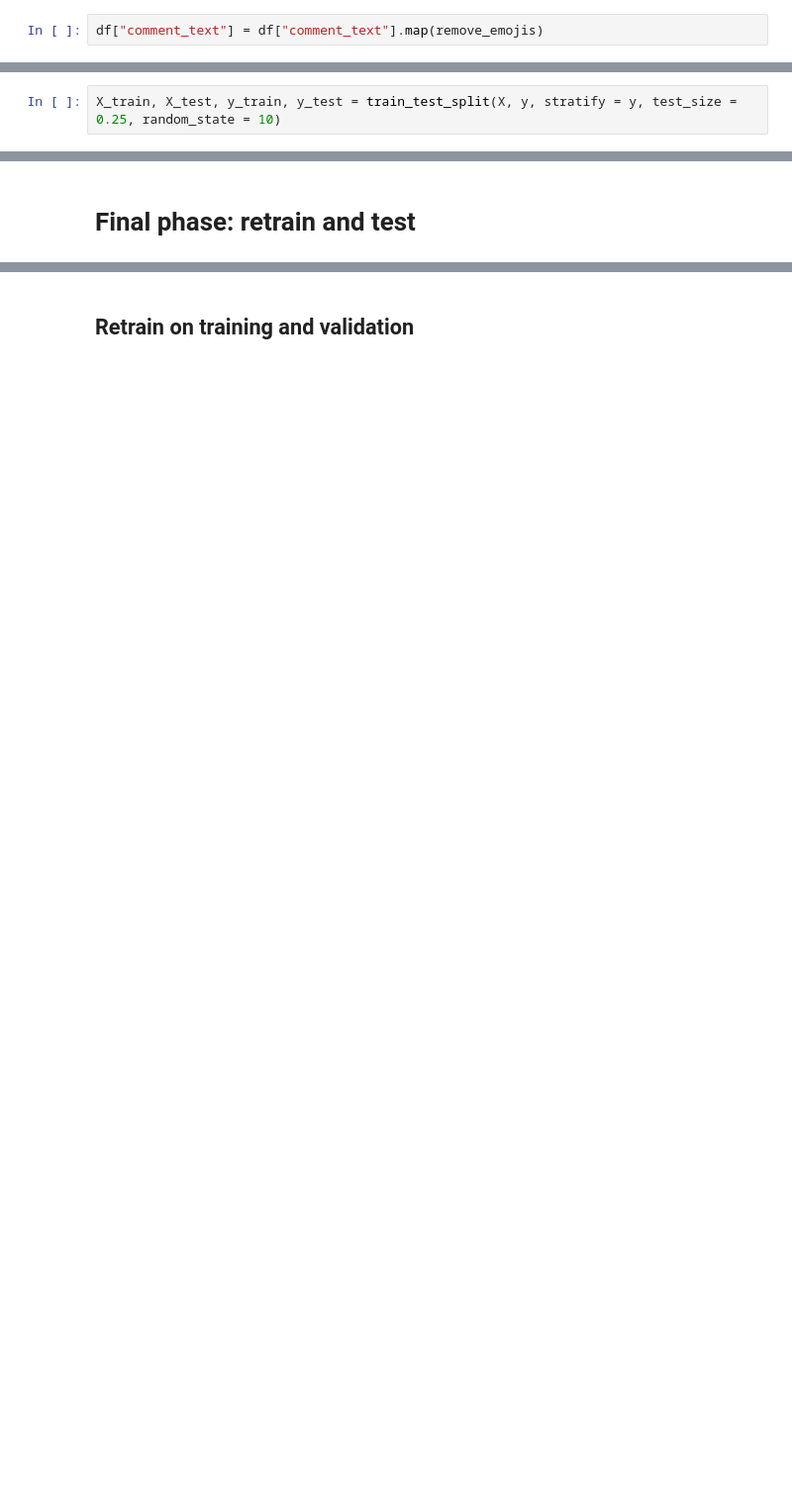
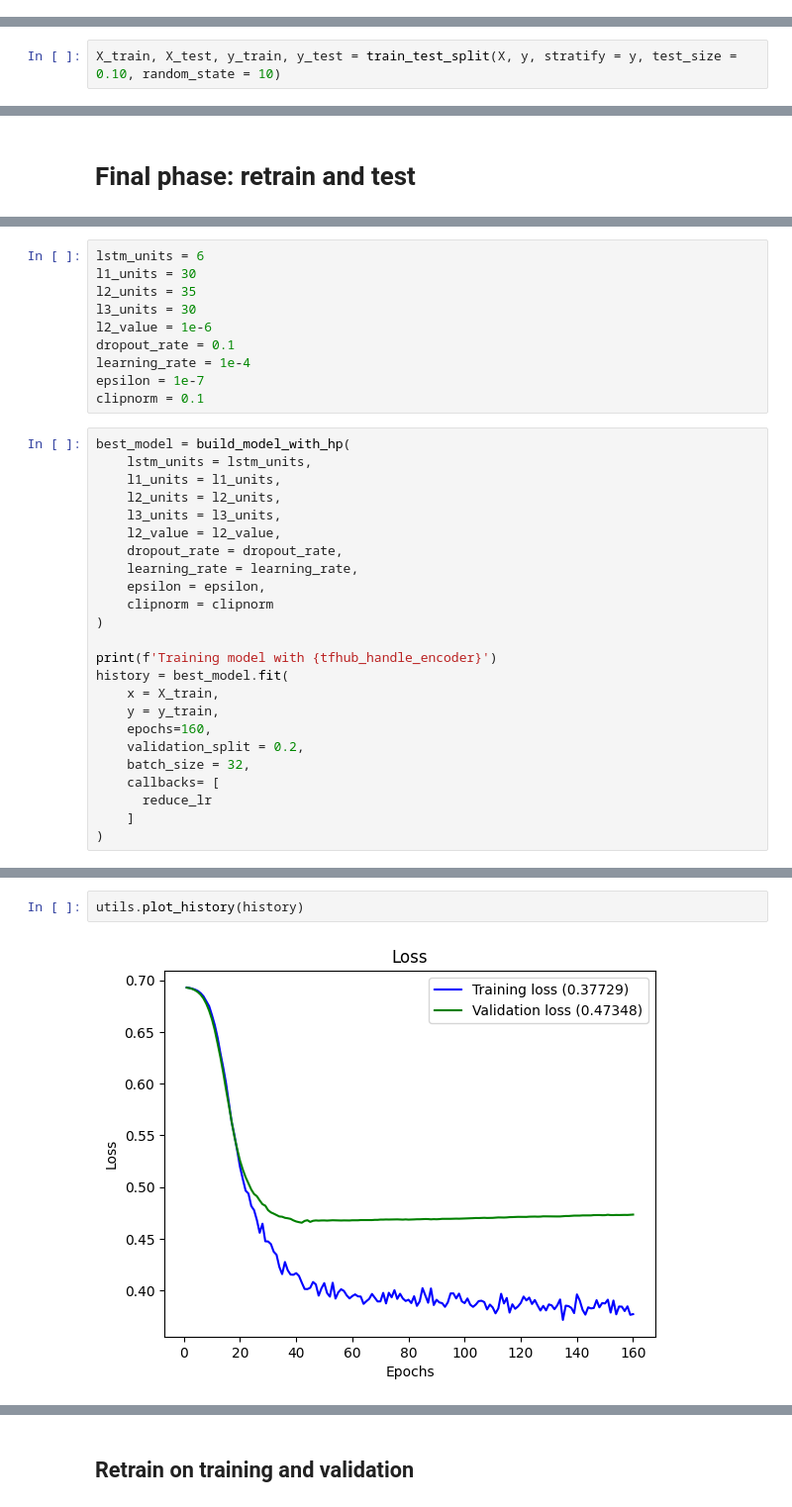
Before and after one commit to bendico765/HLT-project, a Jupyter notebook: Google-LM/LSTM_final.ipynb, the cells around one changed output, grey strips where cells are left out. Shown: that part at 99% size. Cells and saved outputs as stored; diff of their text form; blank space fills up the shorter version.

```diff
--- a/Google-LM/LSTM_final.ipynb
+++ b/Google-LM/LSTM_final.ipynb
@@ -79,2 +78,0 @@ Removing emojis
-# %%
-df["comment_text"] = df["comment_text"].map(remove_emojis)
@@ -100,4 +100,4 @@ Assigning 25% of the data to the test set, specifying (using the parameter _stra
 # %%
-X_train, X_test, y_train, y_test = train_test_split(X, y, stratify = y, test_size = 0.25, random_state = 10)
+X_train, X_test, y_train, y_test = train_test_split(X, y, stratify = y, test_size = 0.10, random_state = 10)
 # %% [markdown]
 # Model training
@@ -227,0 +278,34 @@ Score: 0.7687861323356628
+# %%
+lstm_units = 6
+l1_units = 30
+l2_units = 35
+l3_units = 30
+l2_value = 1e-6
+dropout_rate = 0.1
+learning_rate = 1e-4
+epsilon = 1e-7
+clipnorm = 0.1
+# %%
+best_model = build_model_with_hp(
+    lstm_units = lstm_units,
+    l1_units = l1_units,
+    l2_units = l2_units,
+    l3_units = l3_units,
+    l2_value = l2_value,
+    dropout_rate = dropout_rate,
+    learning_rate = learning_rate,
+    epsilon = epsilon,
+    clipnorm = clipnorm
+)
+
+print(f'Training model with {tfhub_handle_encoder}')
+history = best_model.fit(
+    x = X_train,
+    y = y_train,
+    epochs=160,
+    validation_split = 0.2,
+    batch_size = 32,
+    callbacks= [
+      reduce_lr
+    ]
+)
@@ -227,0 +330,4 @@ Score: 0.7687861323356628
+# %%
+utils.plot_history(history)
+# %% [output]
+[figure, added]
```
Also changed, not shown: parts of 30 cells of this notebook, 2 other files.
